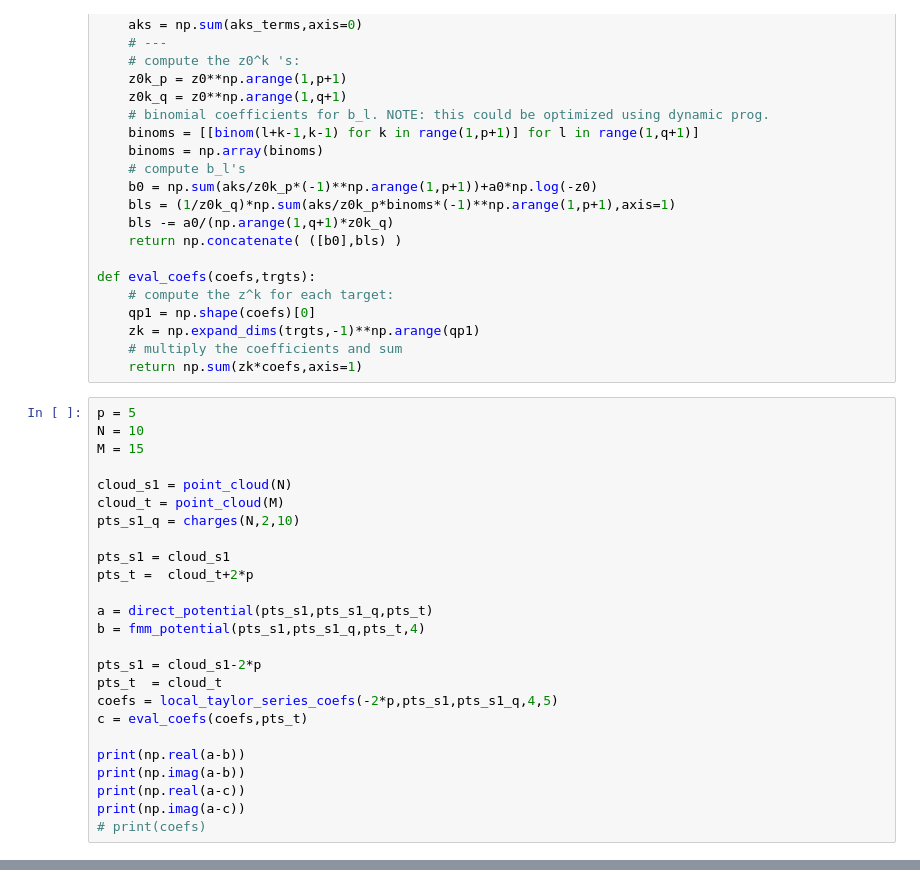
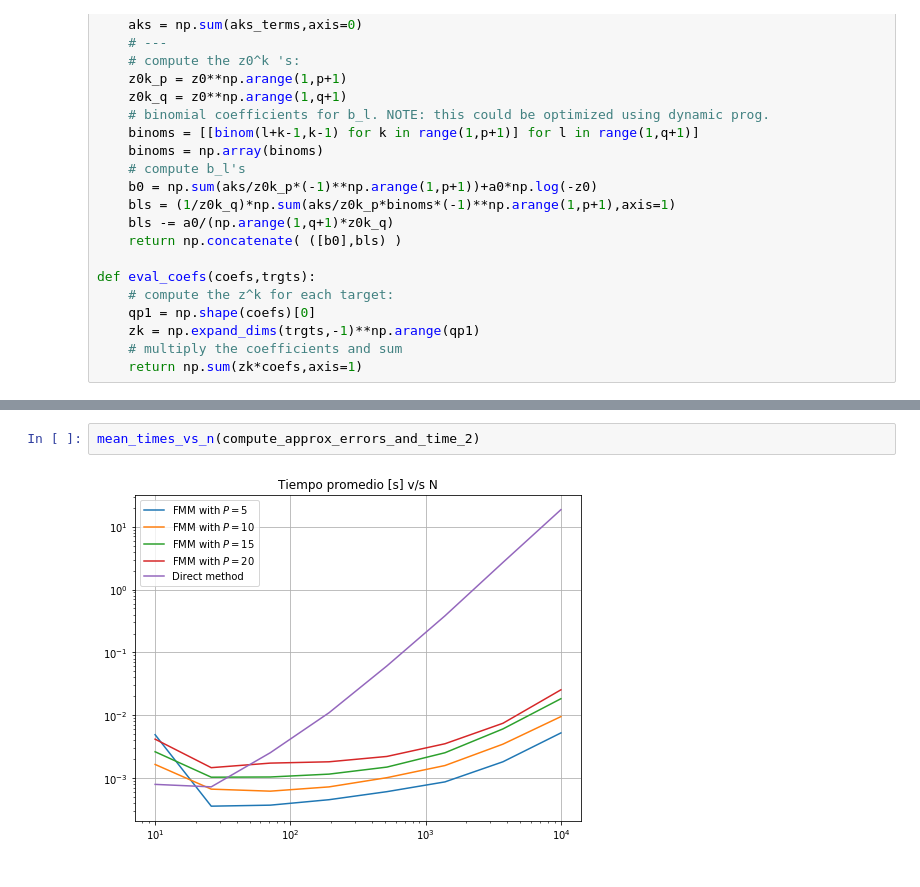
Before and after one commit to autopawn/cc5-works, a Jupyter notebook: c2.ipynb, the cells around one changed output, grey strips where cells are left out. Saved outputs shown, nothing was run; the diff lists cells and outputs as text.

```diff
--- a/c2.ipynb
+++ b/c2.ipynb
@@ -130,28 +268,3 @@ def eval_coefs(coefs,trgts):
     zk = np.expand_dims(trgts,-1)**np.arange(qp1)
     # multiply the coefficients and sum
     return np.sum(zk*coefs,axis=1)
-# %%
-p = 5
-N = 10
-M = 15
-
-cloud_s1 = point_cloud(N)
-cloud_t = point_cloud(M)
-pts_s1_q = charges(N,2,10)
-
-pts_s1 = cloud_s1
-pts_t =  cloud_t+2*p
-
-a = direct_potential(pts_s1,pts_s1_q,pts_t)
-b = fmm_potential(pts_s1,pts_s1_q,pts_t,4)
-
-pts_s1 = cloud_s1-2*p
-pts_t  = cloud_t
-coefs = local_taylor_series_coefs(-2*p,pts_s1,pts_s1_q,4,5)
-c = eval_coefs(coefs,pts_t)
-
-print(np.real(a-b))
-print(np.imag(a-b))
-print(np.real(a-c))
-print(np.imag(a-c))
-# print(coefs)
@@ -187,0 +320,4 @@ increases. Also test how the approximation depends on ρ and r. Hint: Same hints
+# %%
+mean_times_vs_n(compute_approx_errors_and_time_2)
+# %% [output]
+[figure, added]
```
Also changed, not shown: parts of 18 cells of this notebook.
